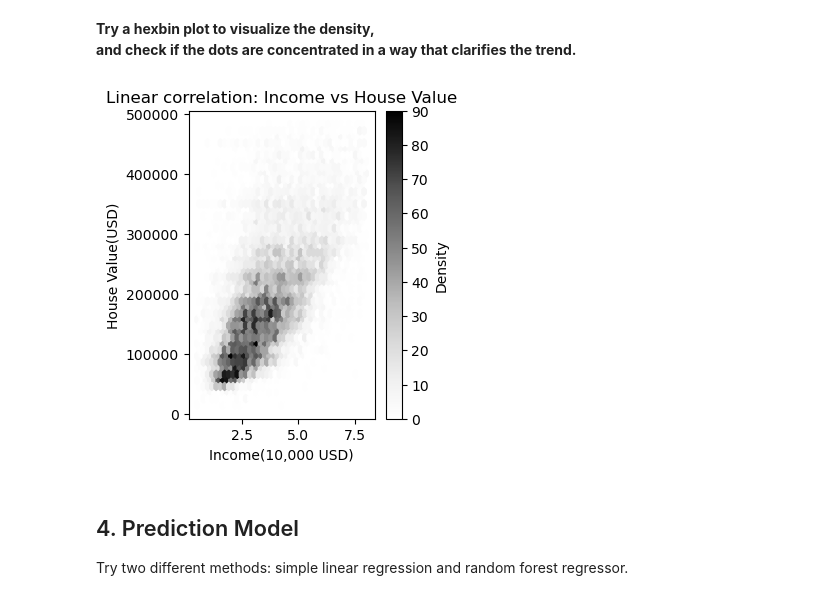
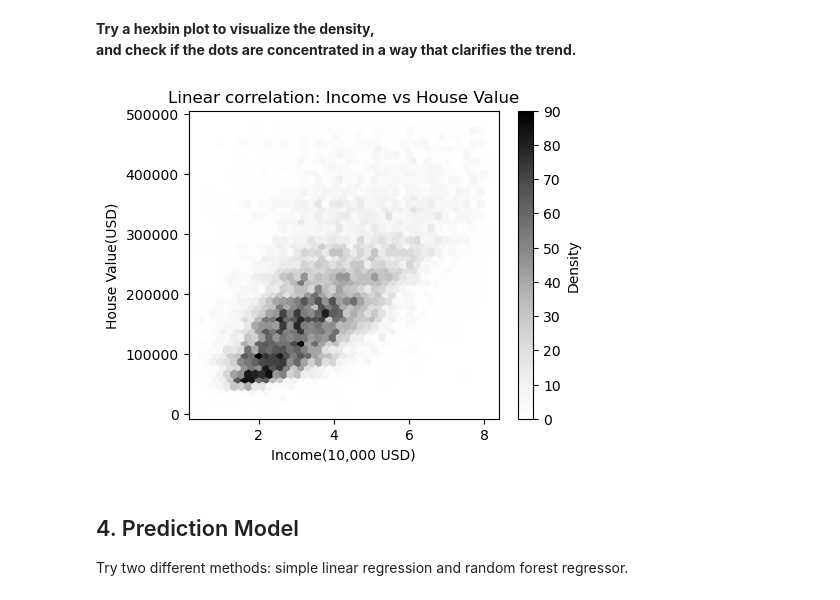
Before and after one commit to TyKang0514/WorkNotes, a Jupyter notebook: caliH/HousePricePred.ipynb, the cells around one changed output. Cells and saved outputs as stored; diff of their text form; code cells hidden in the pictures.

```diff
--- a/caliH/HousePricePred.ipynb
+++ b/caliH/HousePricePred.ipynb
@@ -250,20 +253,20 @@ and check if the dots are concentrated in a way that clarifies the trend.**
 # %%
 import matplotlib.pyplot as plt
 
-plt.figure(figsize=(3, 4))
+plt.figure(figsize=(5, 4))
 
 # Hexbin plot
 plt.hexbin(Income_HouseValue['median_income'], Income_HouseValue['median_house_value'], gridsize=40, cmap='Greys')
 
 plt.colorbar(label='Density')
 
 plt.xlabel('Income(10,000 USD)')
 plt.ylabel('House Value(USD)')
 plt.title('Linear correlation: Income vs House Value')
 
 plt.show()
 # %% [output]
-[figure, old version]
+[figure, new version]
 # %% [markdown]
 ## 4. Prediction Model
 Try two different methods: simple linear regression and random forest regressor.
```
Also changed, not shown: parts of 5 cells of this notebook.
